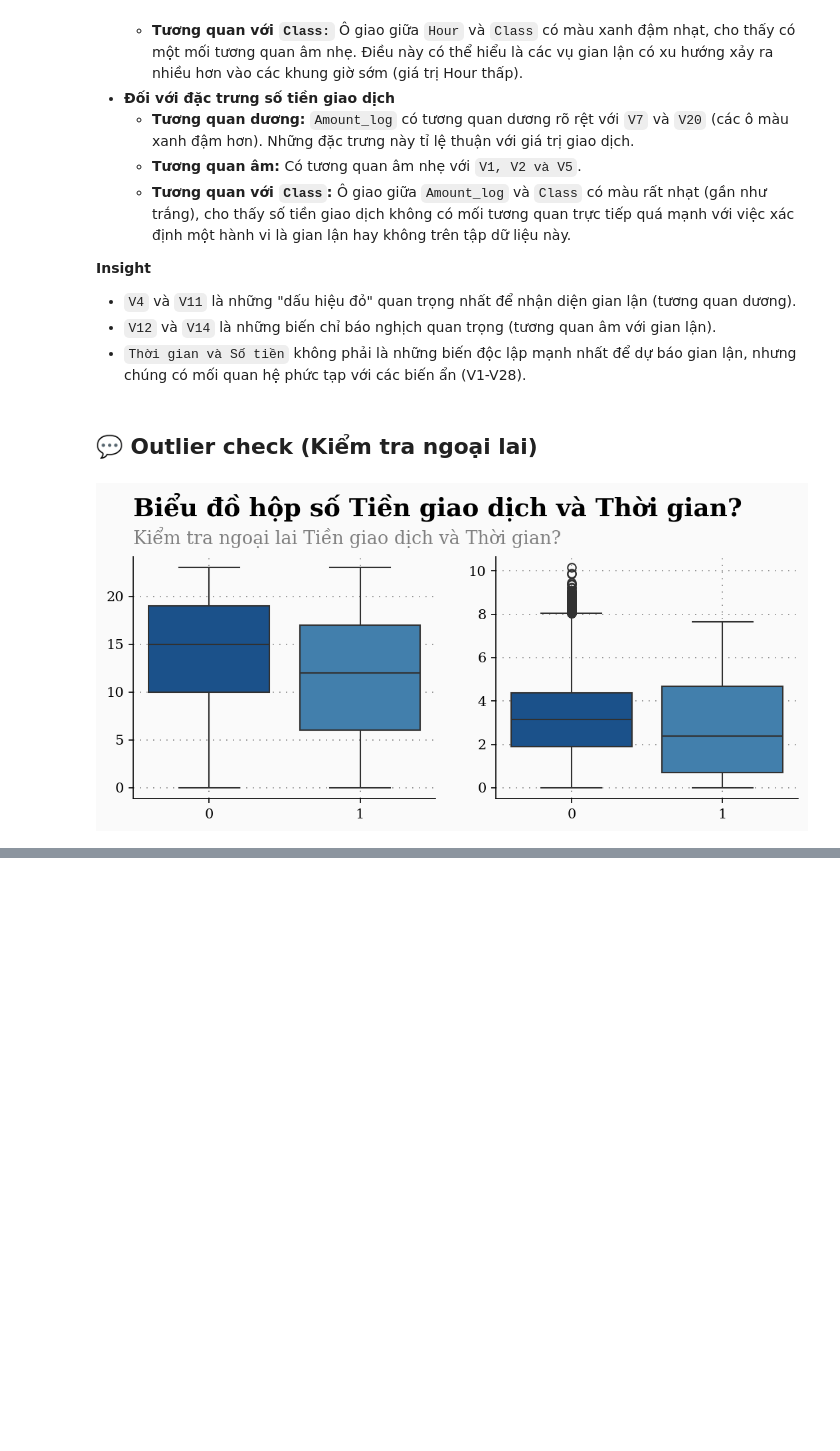
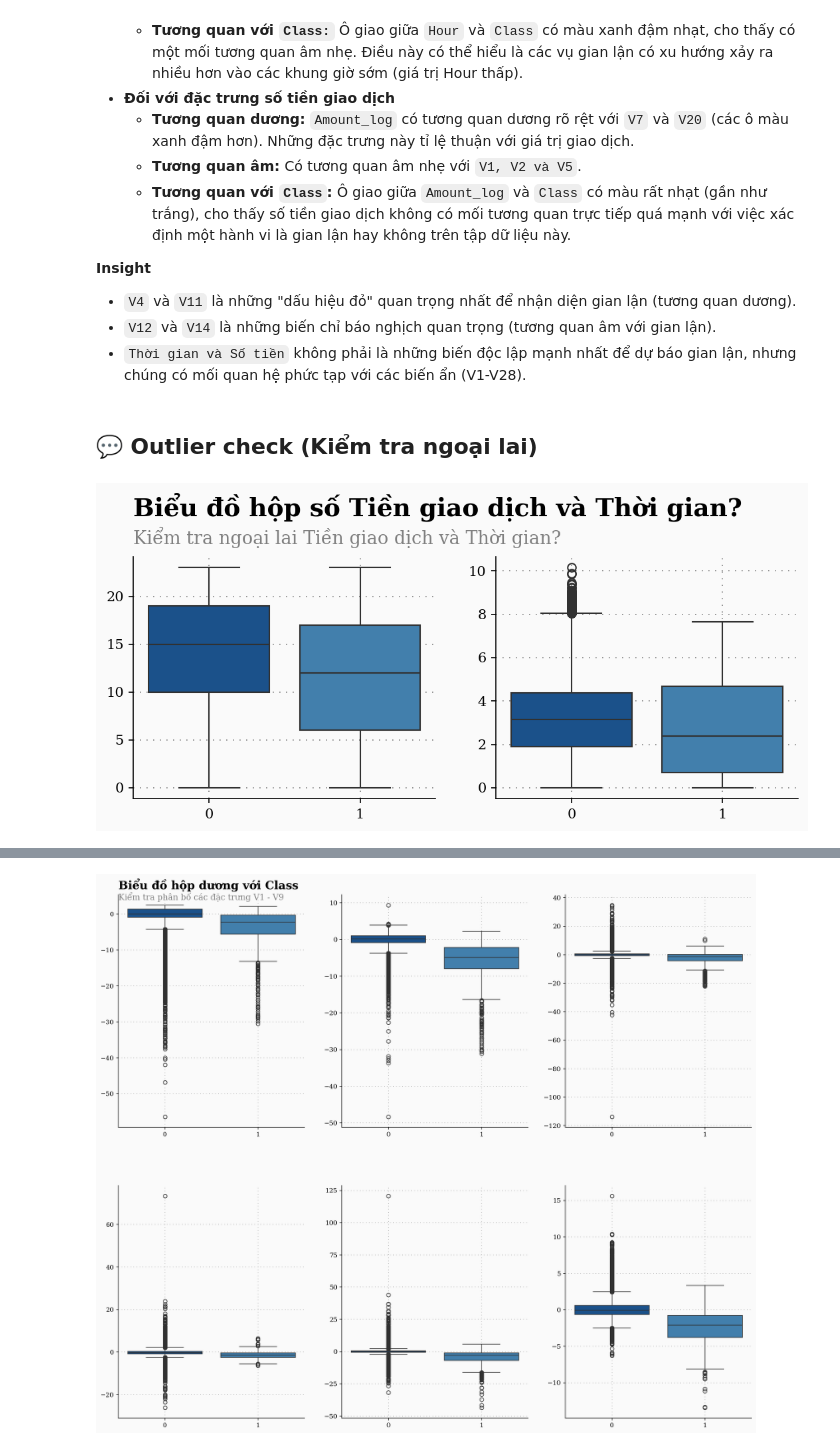
Before and after one commit to TienNguyen0712/credit-card-fraud-detection, a Jupyter notebook: src/notebooks/01_eda.ipynb, the cells around one changed output, grey strips where cells are left out. Saved outputs shown, nothing was run; the diff lists cells and outputs as text; code cells hidden in the pictures; blank space fills up the shorter version.

```diff
--- a/src/notebooks/01_eda.ipynb
+++ b/src/notebooks/01_eda.ipynb
@@ -440,0 +509,66 @@ plt.show()
+# %%
+fig = plt.figure(figsize=(18,15))
+gs = fig.add_gridspec(2, 3)
+gs.update(wspace=0.2, hspace=0.25)
+ax0 = fig.add_subplot(gs[0, 0])
+ax1 = fig.add_subplot(gs[0, 1])
+ax2 = fig.add_subplot(gs[0, 2])
+ax3 = fig.add_subplot(gs[1, 0])
+ax4 = fig.add_subplot(gs[1, 1])
+ax5 = fig.add_subplot(gs[1, 2])
+
+for s in ["right", "top"]:
+    ax0.spines[s].set_visible(False)
+    ax1.spines[s].set_visible(False)
+    ax2.spines[s].set_visible(False)
+    ax3.spines[s].set_visible(False)
+    ax4.spines[s].set_visible(False)
+    ax5.spines[s].set_visible(False)
+
+
+sns.boxplot(ax=ax0, x='Class', y='V1', data=df, palette=palette)
+sns.boxplot(ax=ax1, x='Class', y='V3', data=df, palette=palette)
+sns.boxplot(ax=ax2, x='Class', y='V5', data=df, palette=palette)
+sns.boxplot(ax=ax3, x='Class', y='V6', data=df, palette=palette)
+sns.boxplot(ax=ax4, x='Class', y='V7', data=df, palette=palette)
+sns.boxplot(ax=ax5, x='Class', y='V9', data=df, palette=palette)
+
+
+
+Xstart, Xend = ax0.get_xlim()
+Ystart, Yend = ax0.get_ylim()
+ax0.text(Xstart,Yend+(Yend*0.15), "Biểu đồ hộp dương với Class", fontsize=18, ha="left", va="bottom", weight="bold")
+ax0.text(Xstart,Yend+(Yend*0.13), "Kiểm tra phân bố các đặc trưng V1 - V9", color="gray",
+fontsize=13, ha="left", va="top")
+
+ax0.set_xlabel("")
+ax0.set_ylabel("")
+ax1.set_xlabel("")
+ax1.set_ylabel("")
+ax2.set_xlabel("")
+ax2.set_ylabel("")
+ax3.set_xlabel("")
+ax3.set_ylabel("")
+ax4.set_xlabel("")
+ax4.set_ylabel("")
+ax5.set_xlabel("")
+ax5.set_ylabel("")
+
+ax0.grid(which='major', axis='x', zorder=0, color='gray', linestyle=':', dashes=(1,5))
+ax0.grid(color='gray', linestyle=':', axis='y', zorder=0,  dashes=(1,5))
+ax1.grid(which='major', axis='x', zorder=0, color='gray', linestyle=':', dashes=(1,5))
+ax1.grid(color='gray', linestyle=':', axis='y', zorder=0,  dashes=(1,5))
+ax2.grid(which='major', axis='x', zorder=0, color='gray', linestyle=':', dashes=(1,5))
+ax2.grid(color='gray', linestyle=':', axis='y', zorder=0,  dashes=(1,5))
+ax3.grid(which='major', axis='x', zorder=0, color='gray', linestyle=':', dashes=(1,5))
+ax3.grid(color='gray', linestyle=':', axis='y', zorder=0,  dashes=(1,5))
+ax4.grid(which='major', axis='x', zorder=0, color='gray', linestyle=':', dashes=(1,5))
+ax4.grid(color='gray', linestyle=':', axis='y', zorder=0,  dashes=(1,5))
+ax5.grid(which='major', axis='x', zorder=0, color='gray', linestyle=':', dashes=(1,5))
+ax5.grid(color='gray', linestyle=':', axis='y', zorder=0,  dashes=(1,5))
+
+
+
+plt.show()
+# %% [output]
+[figure, added]
```
Also changed, not shown: parts of 9 cells of this notebook.
